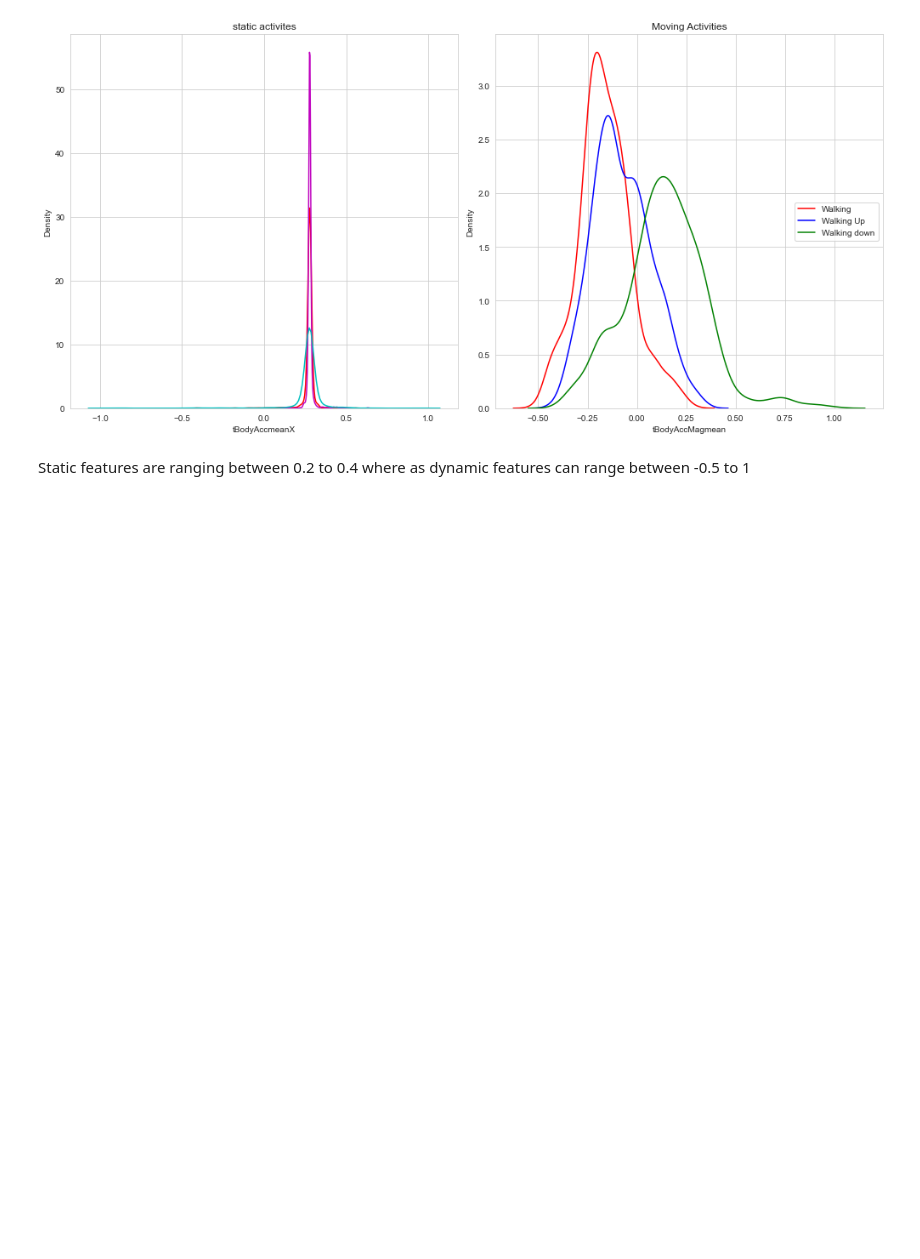
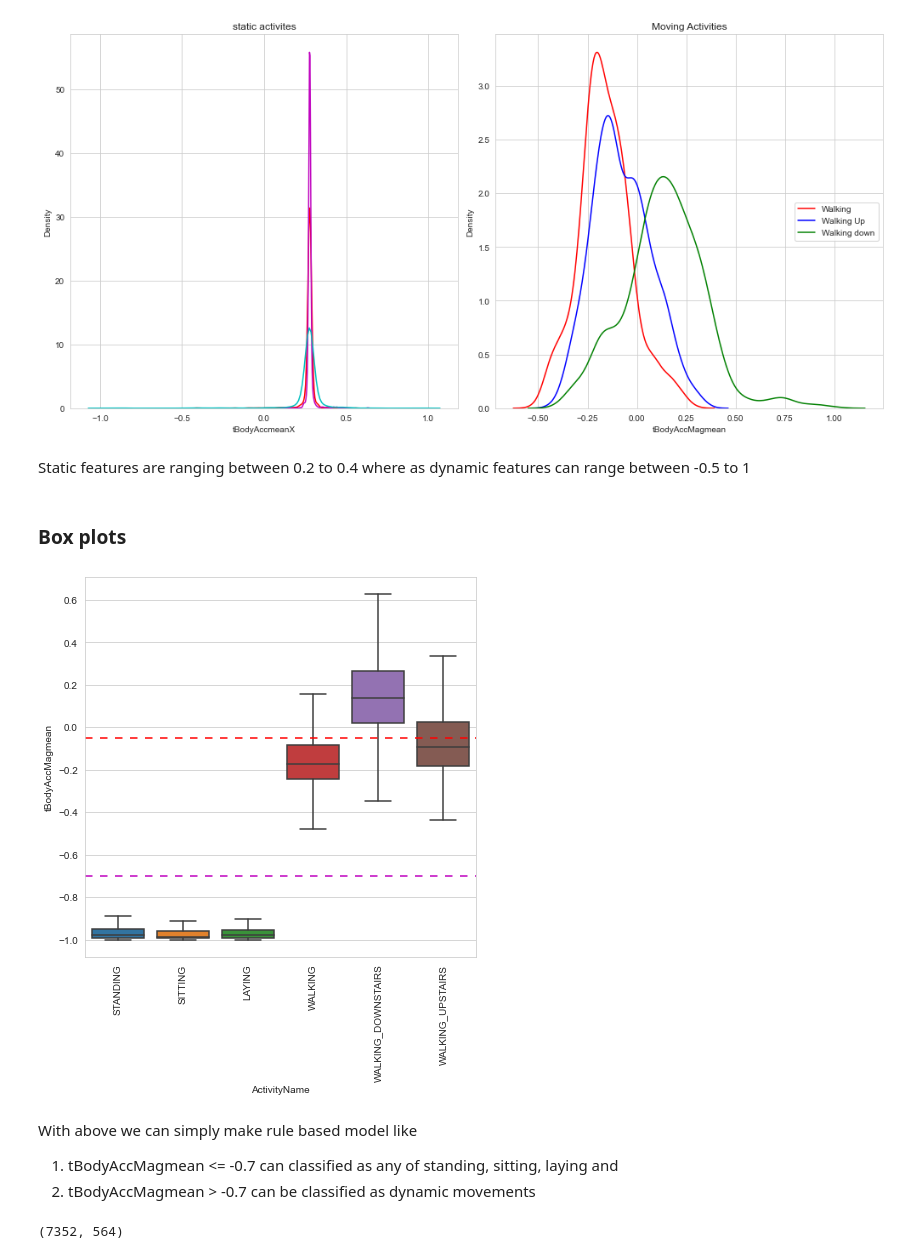
Before and after one commit to hemanthkumarb03/HumanActivityRecognition, a Jupyter notebook: EDA.ipynb, the cells around one changed output. Drawn from its saved outputs; the diff is of its cells as text; code cells hidden in the pictures; blank space fills up the shorter version.

```diff
--- a/EDA.ipynb
+++ b/EDA.ipynb
@@ -99,3 +99,22 @@ plt.show()
 [figure]
 # %% [markdown]
 Static features are ranging between 0.2 to 0.4 where as dynamic features can range between  -0.5 to 1
+# %% [markdown]
+### Box plots
+# %%
+plt.figure(figsize=(7,7))
+sns.boxplot(x='ActivityName',y='tBodyAccMagmean',data=train,showfliers=False)
+plt.xticks(rotation=90)
+plt.axhline(y=-0.7, dashes=(5,5), c='m')
+plt.axhline(y=-0.05, dashes=(5,5),c='r')
+plt.show()
+# %% [output]
+[figure, added]
+# %% [markdown]
+With above we can simply make rule based model like
+1. tBodyAccMagmean <= -0.7 can classified as any of standing, sitting, laying  and
+2. tBodyAccMagmean > -0.7 can be classified as dynamic movements
+# %%
+train.shape
+# %% [output]
+(7352, 564)
```
Also changed, not shown: parts of 3 cells of this notebook.
